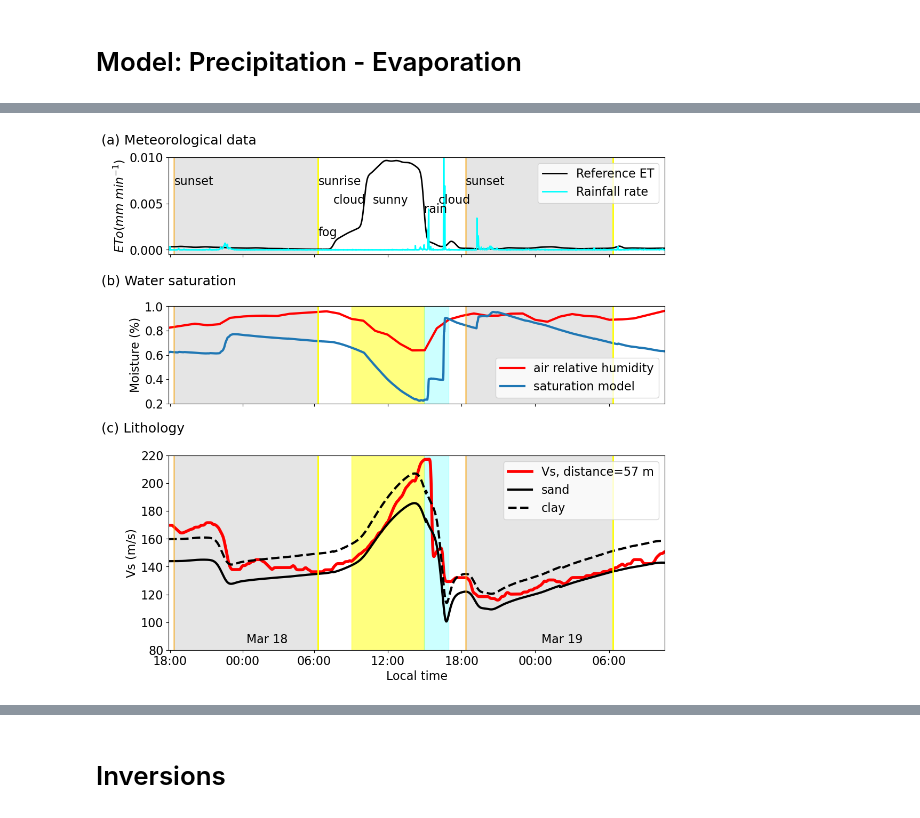
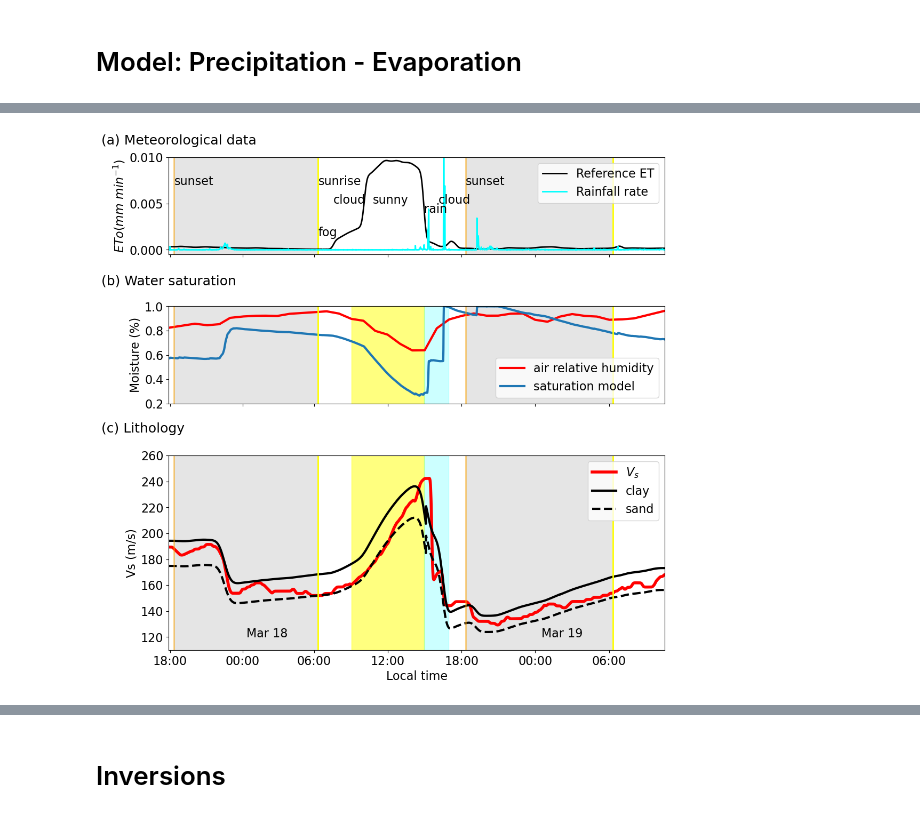
Before and after one commit to Denolle-Lab/FarmDAS, a Jupyter notebook: dvv_and_model/Fig2_soil_moisture_model.ipynb, the cells around one changed output, grey strips where cells are left out. Saved outputs shown, nothing was run; the diff lists cells and outputs as text; code cells hidden in the pictures.

```diff
--- a/dvv_and_model/Fig2_soil_moisture_model.ipynb
+++ b/dvv_and_model/Fig2_soil_moisture_model.ipynb
@@ -308,7 +365,8 @@ plt.show()
 ## Model the water balance
 A_e = 2.5
 A_d = 0
-A_p = 0.6
+A_p = 1
+bulk_density, porosity = 1400, 0.47
 rad = np.zeros(2408)
 rad[800:950] = 0.33
 rad[950:1240] = 0.99
@@ -318,33 +376,31 @@ rad = rad * rad_every_minute
 # eto_every_minute=eto_shortterm(rad, air_temp_interpolated, wind_speed_interpolated*0.75, humidity_interpolated)
 eto_every_minute=eto_shortterm(rad, air_temp_local, wind_speed_interpolated*0.75, r_humidity)
 
-decay = np.exp(-np.arange(8000)/1600)
+decay = np.exp(-np.arange(8000)/3000)
 res_psd = np.gradient(np.convolve(decay, ave_psd, mode='full')[:2408])
-s_history = hydro0(res_psd, 0.5, interp_humidity[0]/100-0.2, interp_temp10, 9, eto_every_minute, 0.9, A_p,A_e,A_d, length=2408, depth=11).get_s_history()
-s_history_smooth = gaussian_filter1d(s_history, sigma=25, mode='reflect')
+s_history = hydro0(res_psd, 0.5, interp_humidity[0]/100-0.25, interp_temp10, 9, eto_every_minute, 0.9, A_p,A_e,A_d, length=2408, depth=12).get_s_history()
+s_history_smooth = gaussian_filter1d(s_history, sigma=20, mode='reflect')
 
 ## Model the lithology
 ## Input parameters
 s_wr = 0.25  ## residual saturation
 s=interp_humidity/100
-# scale_factor = moisture/100 * 2.5 - 0.6
-scale_factor = (s_history_smooth+1)/2 * 3 - 0.6
-new_f = 1-scale_factor/2
-# new_f = 0.5-s_history_smooth/2
+new_f_clay = (1-s_history_smooth)
+new_f_sand = (1-s_history_smooth)
 
 ### tau values from drainage-wetting experiments by Sakaki et al. (2010)
-tau1 = 5e6 * np.exp(np.power(s_history_smooth[0:800],3))  ## wetting
+tau1 = 1e6 * np.exp(1*np.power(s_history_smooth[0:800],3))  ## wetting
 tau2 = 1e7 * (1-s_history_smooth[800:1250])  ## drying
-tau3 = 5e6 * np.exp(np.power(s_history_smooth[1250:1900],3))  ## wetting
+tau3 = 1e6 * np.exp(1*np.power(s_history_smooth[1250:1900],3))  ## wetting
 tau4 = 1e7 * (1-s_history_smooth[1900:])  ## drying
 tau = np.concatenate((tau1, tau2, tau3, tau4))
 
 s_rate = np.diff(s_history_smooth) / 60 ## Saturation rate, per second
 p_diff = 0-np.concatenate((s_rate, [0])) * tau
 
-bulk_density, porosity = 1400, 0.47
-vp_sand, vs_sand,   _, _, _ = litho(bulk_density, porosity, 6, new_f, s_history_smooth, 0.15, tau).get_vp_vs()
-vp_clay, vs_clay,   _, _, _ = litho(bulk_density, porosity, 8, new_f, s_history_smooth, s_wr, tau).get_vp_vs()
+
+vp_sand, vs_sand,   _, _, _ = litho(bulk_density, porosity, 6, new_f_sand, s_history_smooth, 0.15, tau).get_vp_vs()
+vp_clay, vs_clay,   _, _, _ = litho(bulk_density, porosity, 8, new_f_clay, s_history_smooth, s_wr, tau).get_vp_vs()
 
 
 ### Plot the water balance
@@ -369,28 +425,28 @@ ax1.axvline(x=1443, color='orange', linestyle='-', lw=2, alpha=0.5)
 ax1.axvline(x=2158, color='yellow', linestyle='-', lw=2, alpha=1)
 
 # Lithology plot
-ax2.fill_between(np.arange(2408), 75, 220, where=eto_every_minute > 0.002, color='yellow', alpha=0.5)
-ax2.fill_between([1240,1360], [75,75], [220,220], color='cyan', alpha=0.2)
-ax2.fill_between([27,726], [75,75], [220,220], color='gray', alpha=0.2)
-ax2.fill_between([1443,2158], [75,75], [220,220], color='gray', alpha=0.2)
+ax2.fill_between(np.arange(2408), 110, 260, where=eto_every_minute > 0.002, color='yellow', alpha=0.5)
+ax2.fill_between([1240,1360], [110,110], [260,260], color='cyan', alpha=0.2)
+ax2.fill_between([27,726], [110,110], [260,260], color='gray', alpha=0.2)
+ax2.fill_between([1443,2158], [110,110], [260,260], color='gray', alpha=0.2)
 # ax2.plot(np.arange(2408), dvv*135, label='org_Vs', lw=2, color='b')
-ax2.plot(np.arange(2408), (dvv_all[18]+1)*130, label='Vs, distance=57 m', lw=4, color='r')
+ax2.plot(np.arange(2408), (dvv_all[18]+1)*145, label='$V_s$', lw=4, color='r')
 # ax2.plot(np.arange(2408), (dvv_all[44]+1)*108, label='Vs, distance=147 m', lw=4, color='y')
 # ax2.plot(np.arange(2408), (dvv_all[33]+1)*108, label='Vs, distance=105 m', lw=4, color='g')
-ax2.plot(np.arange(2408), vs_sand, label='sand', color='k', lw=3)
-ax2.plot(np.arange(2408), vs_clay, label='clay', color='k', lw=3, ls='--')
+ax2.plot(np.arange(2408), vs_clay, label='clay', color='k', lw=3)
+ax2.plot(np.arange(2408), vs_sand, label='sand', color='k', lw=3, ls='--')
 ax2.set_ylabel("Vs (m/s)", fontsize=16)
 # ax2.set_title("Lithology", fontsize=16)
 ax2.set_xticks(xax)
 ax2.set_xticklabels([t.strftime('%H:%M') for t in tax], fontsize=16)
 ax2.legend(loc='upper right')
-ax2.set_ylim(80, 220)
+ax2.set_ylim(110, 260)
 ax2.axvline(x=27, color='orange', linestyle='-', lw=2, alpha=0.5)
 ax2.axvline(x=726, color='yellow', linestyle='-', lw=2, alpha=1)
 ax2.axvline(x=1443, color='orange', linestyle='-', lw=2, alpha=0.5)
 ax2.axvline(x=2158, color='yellow', linestyle='-', lw=2, alpha=1)
-ax2.text(Ind6hrs[1] + 20, 85, 'Mar 18', color='k')
-ax2.text(Ind6hrs[5] + 30, 85, 'Mar 19', color='k')
+ax2.text(Ind6hrs[1] + 20, 120, 'Mar 18', color='k')
+ax2.text(Ind6hrs[5] + 30, 120, 'Mar 19', color='k')
 ax2.set_xlabel("Local time", fontsize=16)
 
 # Weather data plot
@@ -404,31 +460,31 @@ ax3.axvline(x=2158, color='yellow', linestyle='-', lw=2, alpha=1)
 ax3.text(27, 0.007, 'sunset', color='k')
 ax3.text(726, 0.007, 'sunrise', color='k')
 ax3.text(1443, 0.007, 'sunset', color='k')
 # ax3.text(2158, 0.007, 'sunrise', color='k')
 eto_every_minute_smooth = gaussian_filter1d(eto_every_minute, sigma=10, mode='reflect')
 ax3.plot(np.arange(2408), eto_every_minute_smooth, color='k', lw=2, label='Reference ET')
 # ax3.plot(np.arange(2408), etc_smooth, label='inverted ET rate', color='gray', lw=2, linestyle='--')
 ax3.plot(np.arange(2408), ave_psd/90, color='cyan', lw=2, label='Rainfall rate')
 # ax3.plot(np.arange(2408), res_diff/20, label='precipitation - drainage',lw=2, alpha=0.5,  color='cyan')
 ax3.set_ylabel("$ETo (mm~min^{-1}$)", fontsize=16)
 # ax3.set_title("Weather", fontsize=16)
 ax3.legend(loc='upper right')
 ax3.text(726, 0.0015, 'fog', color='k')
 ax3.text(800, 0.005, 'cloud', color='k')
 ax3.text(990, 0.005, 'sunny', color='k')
 ax3.text(1240, 0.004, 'rain', color='k')
 ax3.text(1310, 0.005, 'cloud', color='k')
 
 # twinx = ax3.twinx()
 # # twinx.plot(np.arange(2408), interp_temp10, color='gray', lw=2, label='temperature')
 # twinx.set_ylabel("Soil Temperature", fontsize=16, color='gray')
 # twinx.tick_params(axis='y', colors='gray')
 
 fig.text(0.02, 0.9, '(a) Meteorological data', fontsize=18)
 fig.text(0.02, 0.68, '(b) Water saturation', fontsize=18)
 fig.text(0.02, 0.45, '(c) Lithology', fontsize=18)
 
 plt.tight_layout()
 plt.show()
 # %% [output]
-[figure, old version]
+[figure, new version]
```
Also changed, not shown: parts of 9 cells of this notebook, 1 other file.
